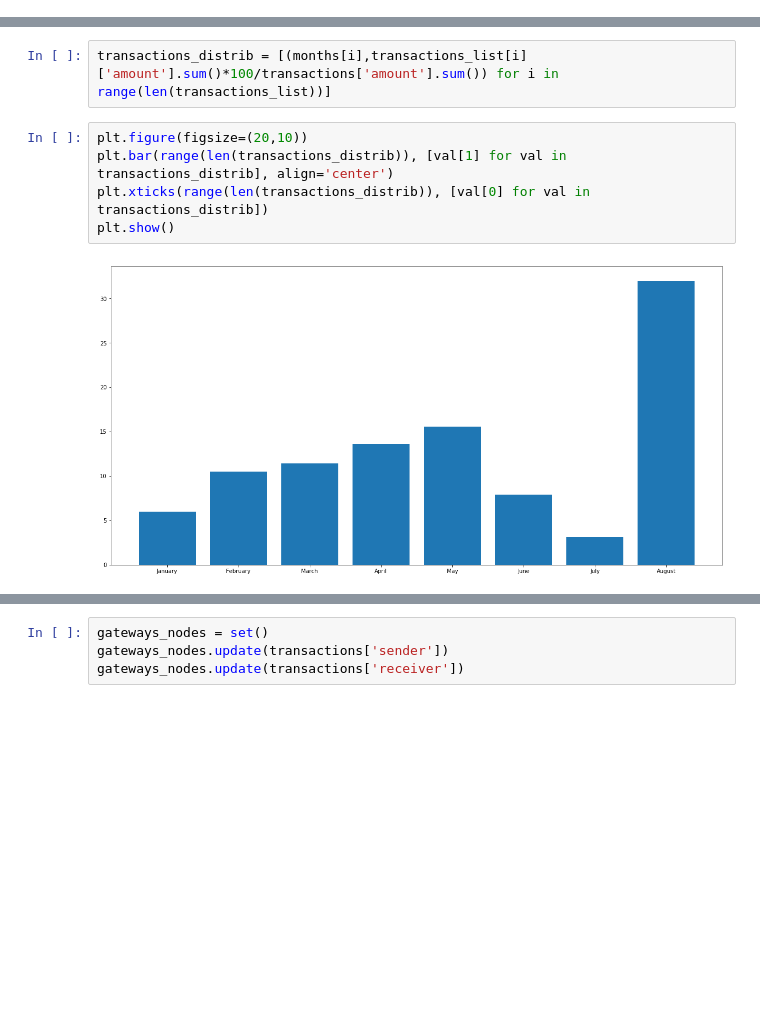
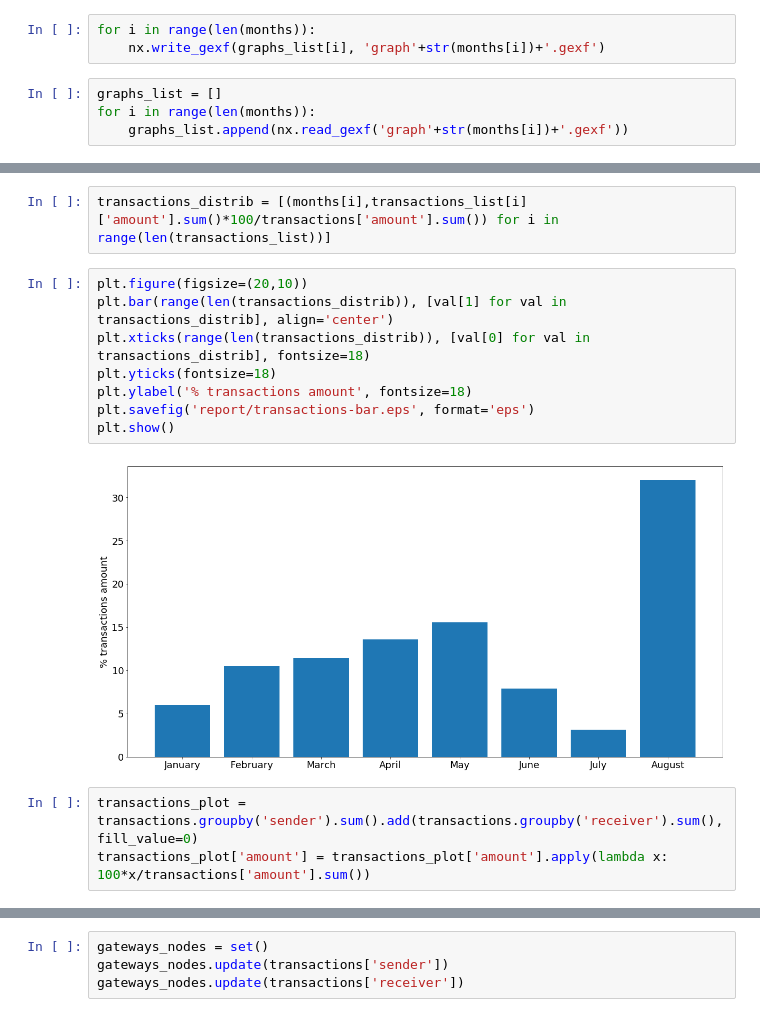
Before and after one commit to dedis/student_19_ripple-partition, a Jupyter notebook: find_match.ipynb, the cells around one changed output, grey strips where cells are left out. Drawn from its saved outputs; the diff is of its cells as text; blank space fills up the shorter version.

```diff
--- a/find_match.ipynb
+++ b/find_match.ipynb
@@ -20 +25,8 @@ graphs_list = [ripple_graph_jan,ripple_graph_feb,ripple_graph_mar,ripple_graph_a
+# %%
+for i in range(len(months)):
+    nx.write_gexf(graphs_list[i], 'graph'+str(months[i])+'.gexf')
+# %%
+graphs_list = []
+for i in range(len(months)):
+    graphs_list.append(nx.read_gexf('graph'+str(months[i])+'.gexf'))
 # %%
@@ -47,7 +57,13 @@ transactions_distrib = [(months[i],transactions_list[i]['amount'].sum()*100/tran
 # %%
 plt.figure(figsize=(20,10))
 plt.bar(range(len(transactions_distrib)), [val[1] for val in transactions_distrib], align='center')
-plt.xticks(range(len(transactions_distrib)), [val[0] for val in transactions_distrib])
+plt.xticks(range(len(transactions_distrib)), [val[0] for val in transactions_distrib], fontsize=18)
+plt.yticks(fontsize=18)
+plt.ylabel('% transactions amount', fontsize=18)
+plt.savefig('report/transactions-bar.eps', format='eps')
 plt.show()
 # %% [output]
-[figure, old version]
+[figure, new version]
+# %%
+transactions_plot = transactions.groupby('sender').sum().add(transactions.groupby('receiver').sum(), fill_value=0)
+transactions_plot['amount'] = transactions_plot['amount'].apply(lambda x: 100*x/transactions['amount'].sum())
```
Also changed, not shown: parts of 35 cells of this notebook, 2 other files.
